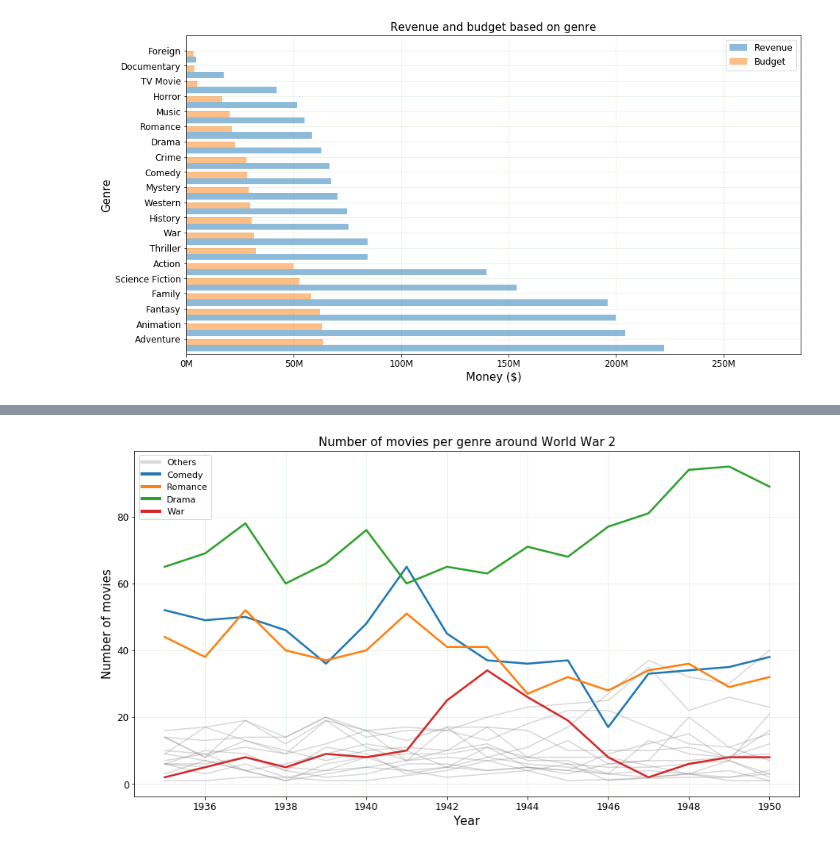
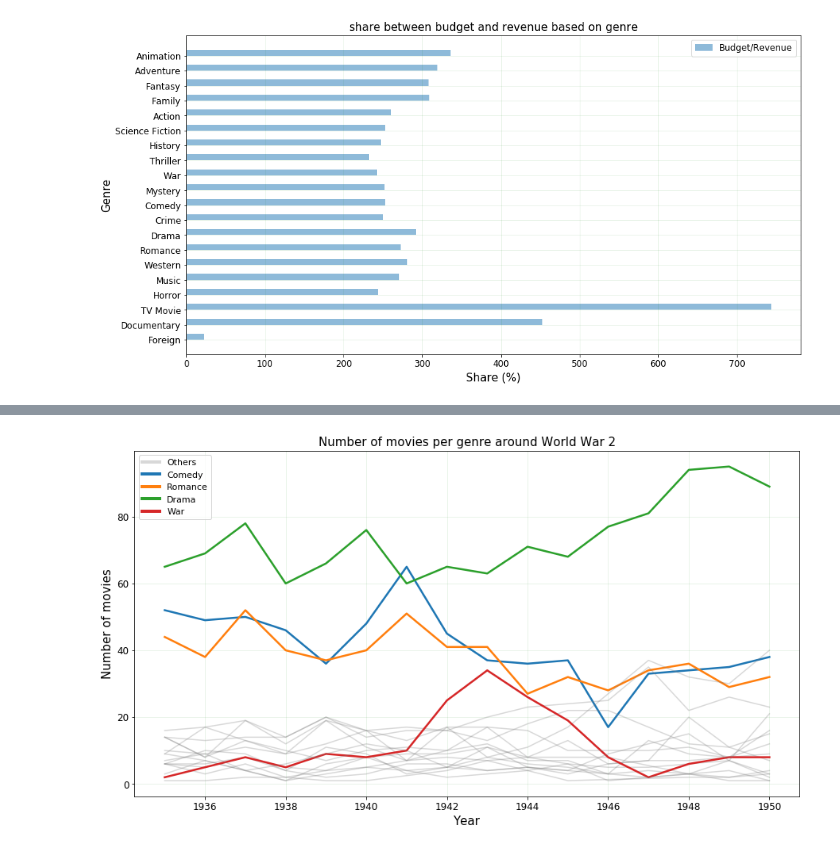
Before and after one commit to DomenDolanc/PR18DDTMZK, a Jupyter notebook: Untitled.ipynb, the cells around one changed output, grey strips where cells are left out. Saved outputs shown, nothing was run; the diff lists cells and outputs as text; code cells hidden in the pictures.

```diff
--- a/Untitled.ipynb
+++ b/Untitled.ipynb
@@ -102,44 +102,42 @@ for genre, budget, revenue in zip(genres, budgets, revenues):
     dataframe.append(["revenue", genre, revenue])
 
 
 
 
 raw_data = {'genres': genres,
         'budget': budgets,
         'revenue': revenues
            }
 df = pd.DataFrame(raw_data, columns = ['genres', 'budget', 'revenue'])
 
+share = []
+
+for i in range(len(df['budget'])):
+    share.append(100*(df['revenue'][i]/df['budget'][i]))
 
 pos = list(range(len(df['budget'])))
 width = 0.4
 
 fig, ax = plt.subplots(figsize=(15,8))
 
-plt.barh(pos, df['revenue'], width, alpha=0.5, label=df['genres'][0])
 
-plt.barh([p + width for p in pos], df['budget'], width, alpha=0.5, label=df['genres'][1])
+plt.barh([p + width for p in pos], share, width, alpha=0.5, label=df['genres'][1])
 
-ax.set_xlabel('Money ($)', fontsize=15)
+ax.set_xlabel('Share (%)', fontsize=15)
 ax.set_ylabel('Genre', fontsize=15)
-ax.set_title('Revenue and budget based on genre', fontsize=15)
+ax.set_title('share between budget and revenue based on genre', fontsize=15)
 ax.set_yticks([p + 1.5 * width for p in pos])
 ax.set_yticklabels(df['genres'])
 ax.tick_params(labelsize=12)
 ax.invert_yaxis()
 
-formatter = FuncFormatter(millions)
-ax.xaxis.set_major_formatter(formatter)
 
 ax.set_facecolor('white')
 plt.grid(alpha=0.1, color='g')
-plt.ylim(min(pos)-width, max(pos)+width*4)
-plt.xlim([0, max(df['budget'] + df['revenue'])] )
-
-plt.legend(['Revenue', 'Budget'], loc='upper right', prop={'size':12})
+plt.legend(['Budget/Revenue'], loc='upper right', prop={'size':12})
 plt.show()
 # %% [output]
-[figure, old version]
+[figure, new version]
 # %%
 trends = defaultdict(lambda: defaultdict(int))
 for movie in movies:
```
Also changed, not shown: parts of 3 cells of this notebook.
